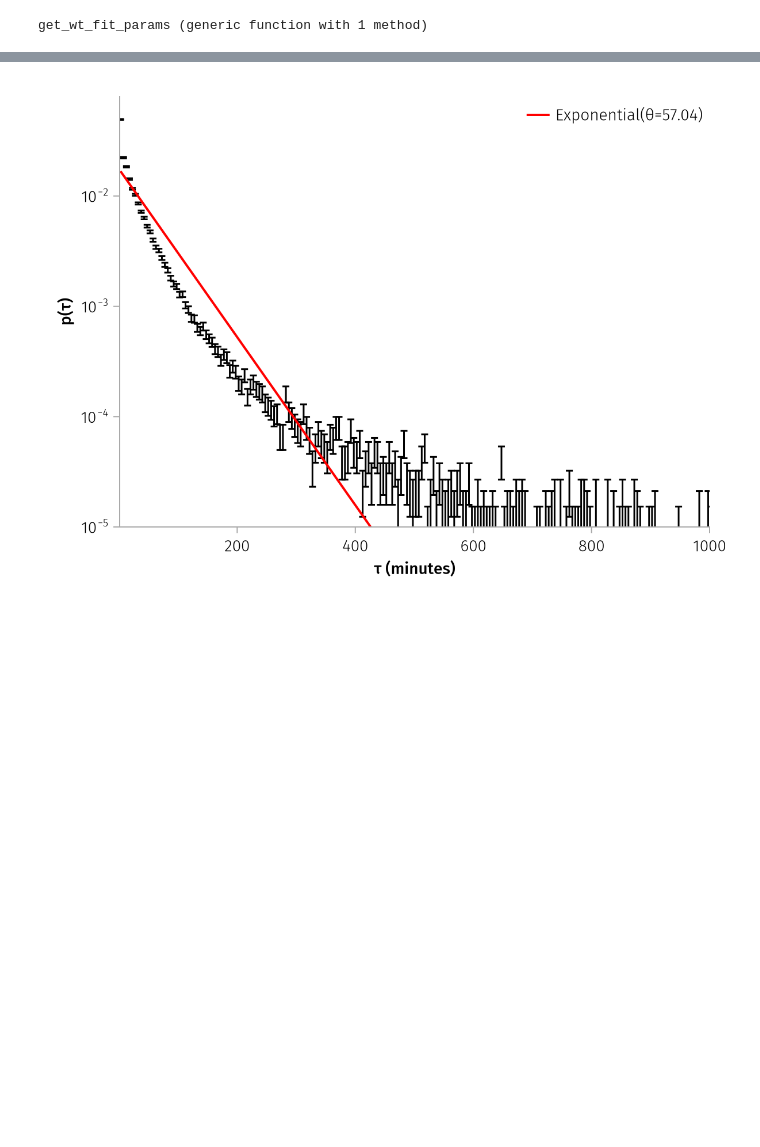
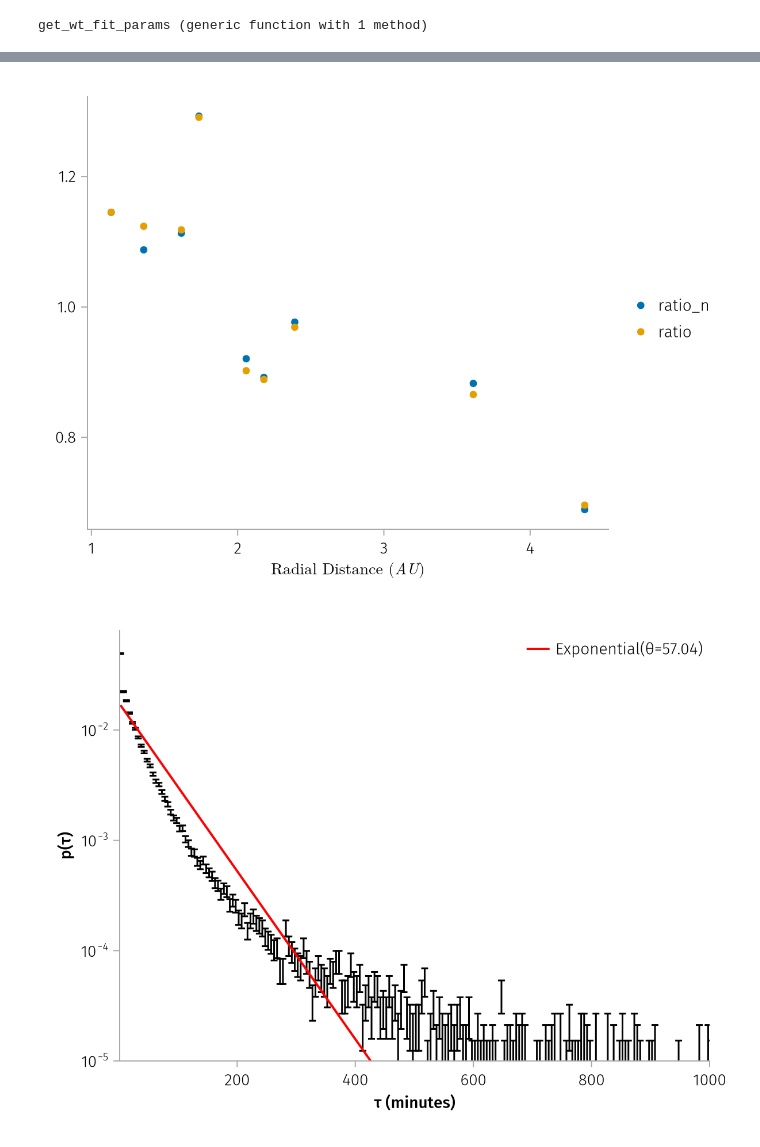
Before and after one commit to Beforerr/ids_spatial_evolution_juno, a Jupyter notebook: notebooks/02_waiting_time.ipynb, the cells around one changed output, grey strips where cells are left out. Drawn from its saved outputs; the diff is of its cells as text; code cells hidden in the pictures; blank space fills up the shorter version.

```diff
--- a/notebooks/02_waiting_time.ipynb
+++ b/notebooks/02_waiting_time.ipynb
@@ -30,8 +30,8 @@ include(srcdir("main.jl"))
 using CairoMakie
 # %%
 # j_events_taus = load_taus(60:-10:20);
-wind_df = load(datadir("updated_events_Wind_tr=20110825-20160630_method=fit_tau=0:01:00_ts=0:00:00.090909.arrow"));
+wind_df = load_wind();
 # jno_df = load(datadir("updated_events_JNO_method=fit_tau=0:01:00_ts=0:00:01.arrow"));
-jno_df = load(datadir("updated_events_JNO_tr=20110825-20160630_method=fit_tau=0:01:00_ts=0:00:01.arrow"));
+jno_df = load_jno();
 # %% [output]
 ┌ Warning: automatically converting Arrow.Timestamp with precision = MICROSECOND to `DateTime` which only supports millisecond precision; conversion may be lossy; to avoid converting, pass `Arrow.Tabl ...
@@ -76,3 +194,9 @@ draw(specs)
+# %%
+y = [:ratio_n, :ratio]
+specs = data(df) * mapping(x) * mapping(y, color=dims(1) => renamer(string.(y)))
+plt2 = draw(specs)
+# %% [output]
+[figure, added]
 # %%
 function plot_wt_pdf_lim(df; xlims = (1, 1000), ylims = (1e-5, 8e-2), kwargs...)
     f = plot_wt_pdf(df; kwargs...)
```
Also changed, not shown: parts of 8 cells of this notebook, 4 other files.
